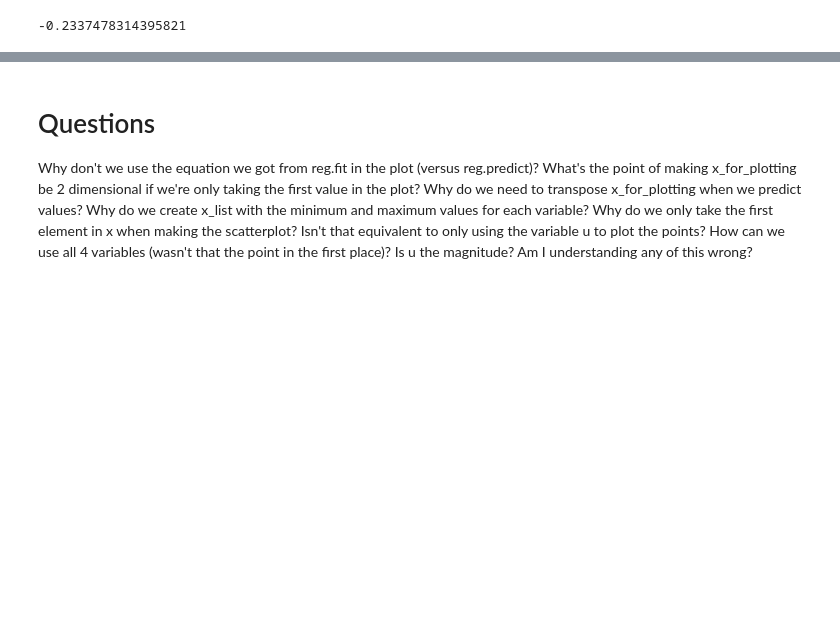
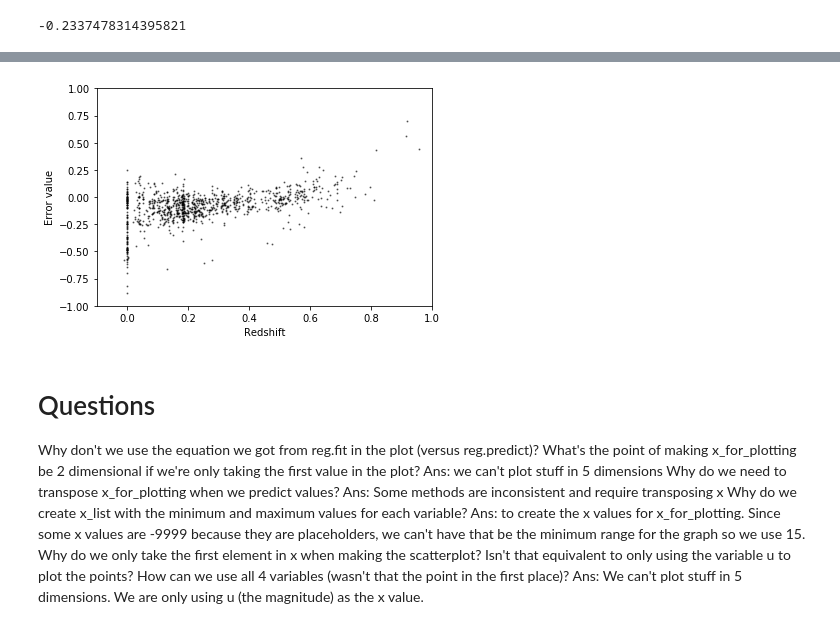
Before and after one commit to marin-hyatt/redshift_data_project, a Jupyter notebook: Marin Hyatt Machine Learning.ipynb, the cells around one changed output, grey strips where cells are left out. Saved outputs shown, nothing was run; the diff lists cells and outputs as text; code cells hidden in the pictures; blank space fills up the shorter version.

```diff
--- a/Marin Hyatt Machine Learning.ipynb
+++ b/Marin Hyatt Machine Learning.ipynb
@@ -105,9 +141,16 @@ chi_square_error(y, y_for_grid)
+# %%
+plt.scatter(y, error, color='black', s=1, alpha=0.5)
+plt.xlim(-0.1, 1)
+plt.ylim(-1,1)
+plt.xlabel('Redshift')
+plt.ylabel('Error value')
+plt.show()
+# %% [output]
+[figure, added]
 # %% [markdown]
 # Questions
 Why don't we use the equation we got from reg.fit in the plot (versus reg.predict)?
-What's the point of making x_for_plotting be 2 dimensional if we're only taking the first value in the plot?
-Why do we need to transpose x_for_plotting when we predict values?
-Why do we create x_list with the minimum and maximum values for each variable?
-Why do we only take the first element in x when making the scatterplot? Isn't that equivalent to only using the variable u to plot the points? How can we use all 4 variables (wasn't that the point in the first place)?
-Is u the magnitude?
-Am I understanding any of this wrong?
+What's the point of making x_for_plotting be 2 dimensional if we're only taking the first value in the plot? Ans: we can't plot stuff in 5 dimensions
+Why do we need to transpose x_for_plotting when we predict values? Ans: Some methods are inconsistent and require transposing x
+Why do we create x_list with the minimum and maximum values for each variable? Ans: to create the x values for x_for_plotting. Since some x values are -9999 because they are placeholders, we can't have that be the minimum range for the graph so we use 15.
+Why do we only take the first element in x when making the scatterplot? Isn't that equivalent to only using the variable u to plot the points? How can we use all 4 variables (wasn't that the point in the first place)? Ans: We can't plot stuff in 5 dimensions. We are only using u (the magnitude) as the x value.
```
Also changed, not shown: parts of 11 cells of this notebook.
